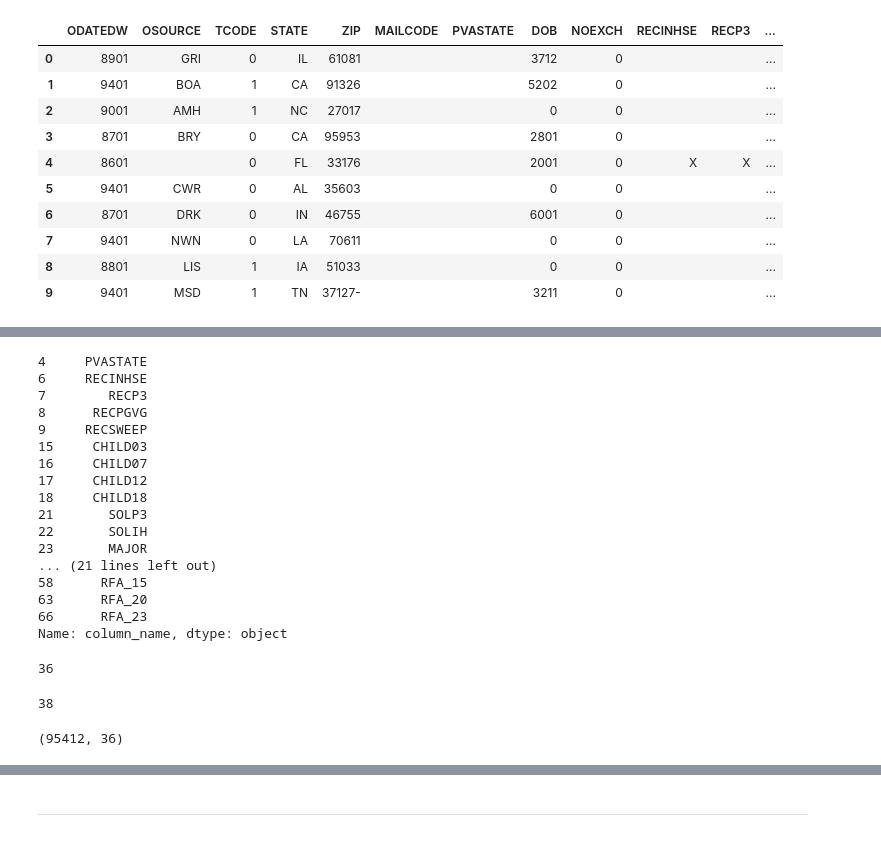
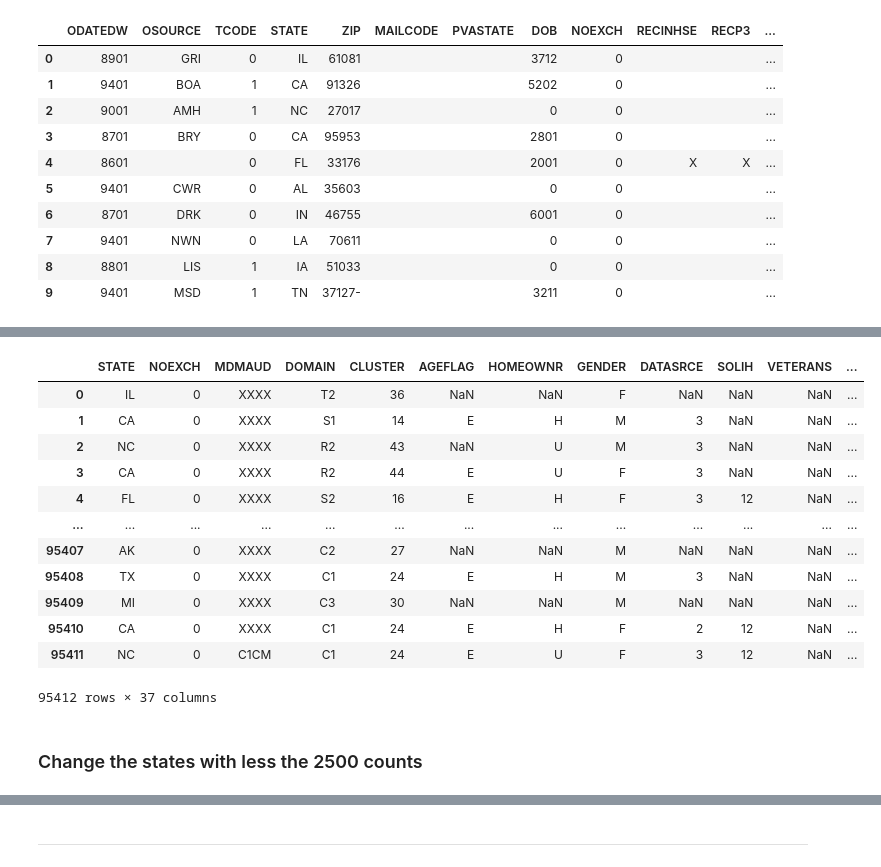
Before and after one commit to ta-data-remote/lab-revisiting-machine-learning, a Jupyter notebook: lab-revisiting-machine-learning.ipynb, the cells around one changed output, grey strips where cells are left out. Saved outputs shown, nothing was run; the diff lists cells and outputs as text; code cells hidden in the pictures.

```diff
--- a/lab-revisiting-machine-learning.ipynb
+++ b/lab-revisiting-machine-learning.ipynb
@@ -98,3 +101,0 @@ nulls_percent_df[nulls_percent_df['nulls_percentage']!=0]
-# %%
-columns_above_threshold = nulls_percent_df[nulls_percent_df['nulls_percentage']>0.25]
-columns_above_threshold['column_name']
@@ -234,34 +107,24 @@ nulls_percent_df.columns = ['column_name', 'nulls_percentage']
-# %%
-columns_above_threshold = nulls_percent_df[nulls_percent_df['nulls_percentage']>0.5]
-display(columns_above_threshold['column_name'])
-len(columns_above_threshold)
-# %% [output]
-4     PVASTATE
-6     RECINHSE
-7        RECP3
-8      RECPGVG
-9     RECSWEEP
-15     CHILD03
-16     CHILD07
-17     CHILD12
-18     CHILD18
-21       SOLP3
-22       SOLIH
-23       MAJOR
-... (21 lines left out)
-58      RFA_15
-63      RFA_20
-66      RFA_23
-Name: column_name, dtype: object
-36
-# %%
-drop_list = ['OSOURCE','ZIP']
-drop_list = drop_list + list(columns_above_threshold['column_name'])
-len(drop_list)
-# %% [output]
-38
+# %%
+drop_list = drop_list + drop_columns_list
+# %%
+drop_list.remove('SOLIH')
+drop_list.remove('VETERANS')
 # %%
-categorical = categorical.drop(drop_list,axis=1)
-categorical.shape
+categorical = categorical.drop(drop_list, axis=1)
+categorical
 # %% [output]
+|  | STATE | NOEXCH | MDMAUD | DOMAIN | CLUSTER | AGEFLAG | HOMEOWNR | GENDER | DATASRCE | SOLIH | VETERANS | ... |
+| 0 | IL | 0 | XXXX | T2 | 36 | NaN | NaN | F | NaN | NaN | NaN | ... |
+| 1 | CA | 0 | XXXX | S1 | 14 | E | H | M | 3 | NaN | NaN | ... |
+| 2 | NC | 0 | XXXX | R2 | 43 | NaN | U | M | 3 | NaN | NaN | ... |
+| 3 | CA | 0 | XXXX | R2 | 44 | E | U | F | 3 | NaN | NaN | ... |
+| 4 | FL | 0 | XXXX | S2 | 16 | E | H | F | 3 | 12 | NaN | ... |
+| ... | ... | ... | ... | ... | ... | ... | ... | ... | ... | ... | ... | ... |
+| 95407 | AK | 0 | XXXX | C2 | 27 | NaN | NaN | M | NaN | NaN | NaN | ... |
+| 95408 | TX | 0 | XXXX | C1 | 24 | E | H | M | 3 | NaN | NaN | ... |
+| 95409 | MI | 0 | XXXX | C3 | 30 | NaN | NaN | M | NaN | NaN | NaN | ... |
+| 95410 | CA | 0 | XXXX | C1 | 24 | E | H | F | 2 | 12 | NaN | ... |
+| 95411 | NC | 0 | C1CM | C1 | 24 | E | U | F | 3 | 12 | NaN | ... |
-(95412, 36)
+95412 rows × 37 columns
+# %% [markdown]
+### Change the states with less the 2500 counts
```
Also changed, not shown: parts of 121 cells of this notebook.
